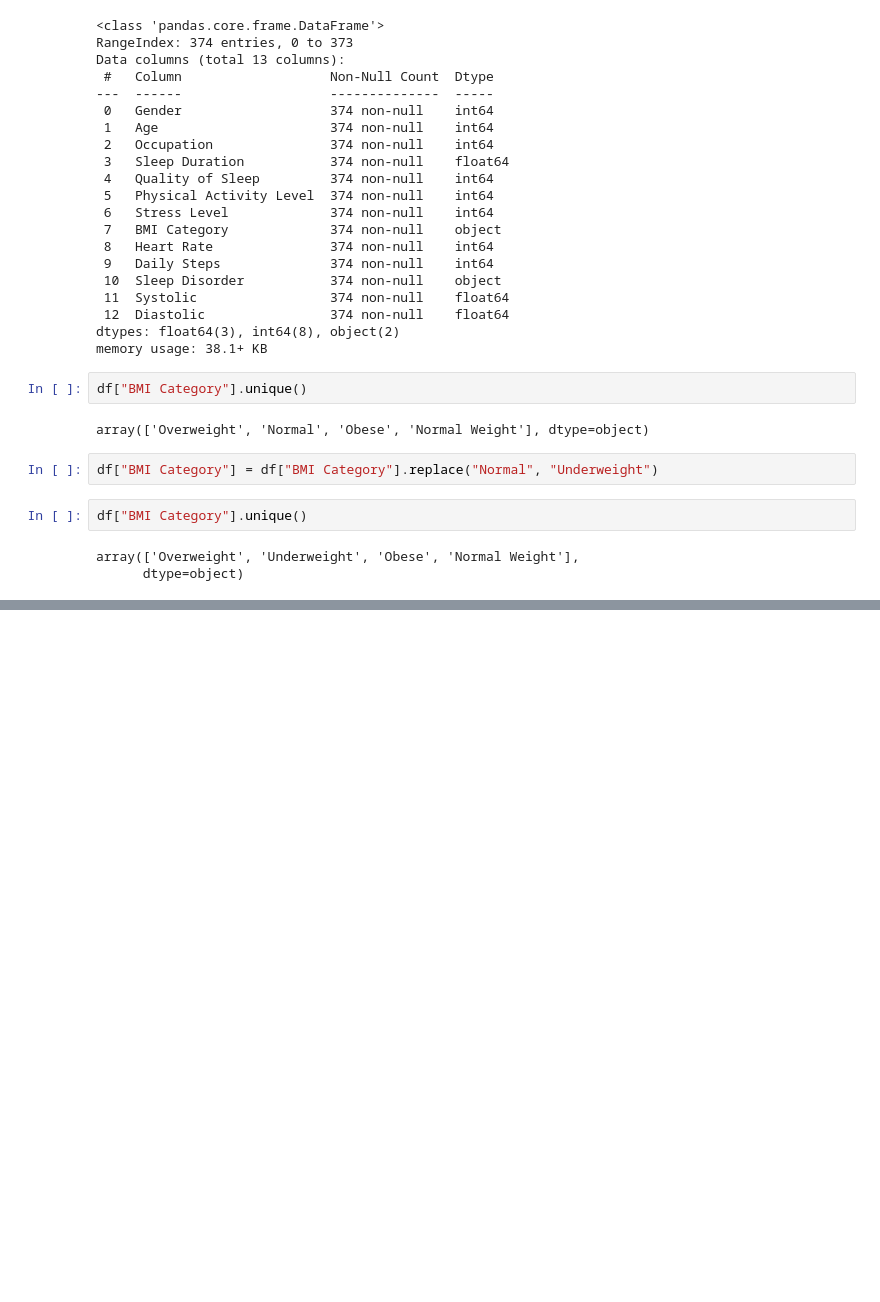
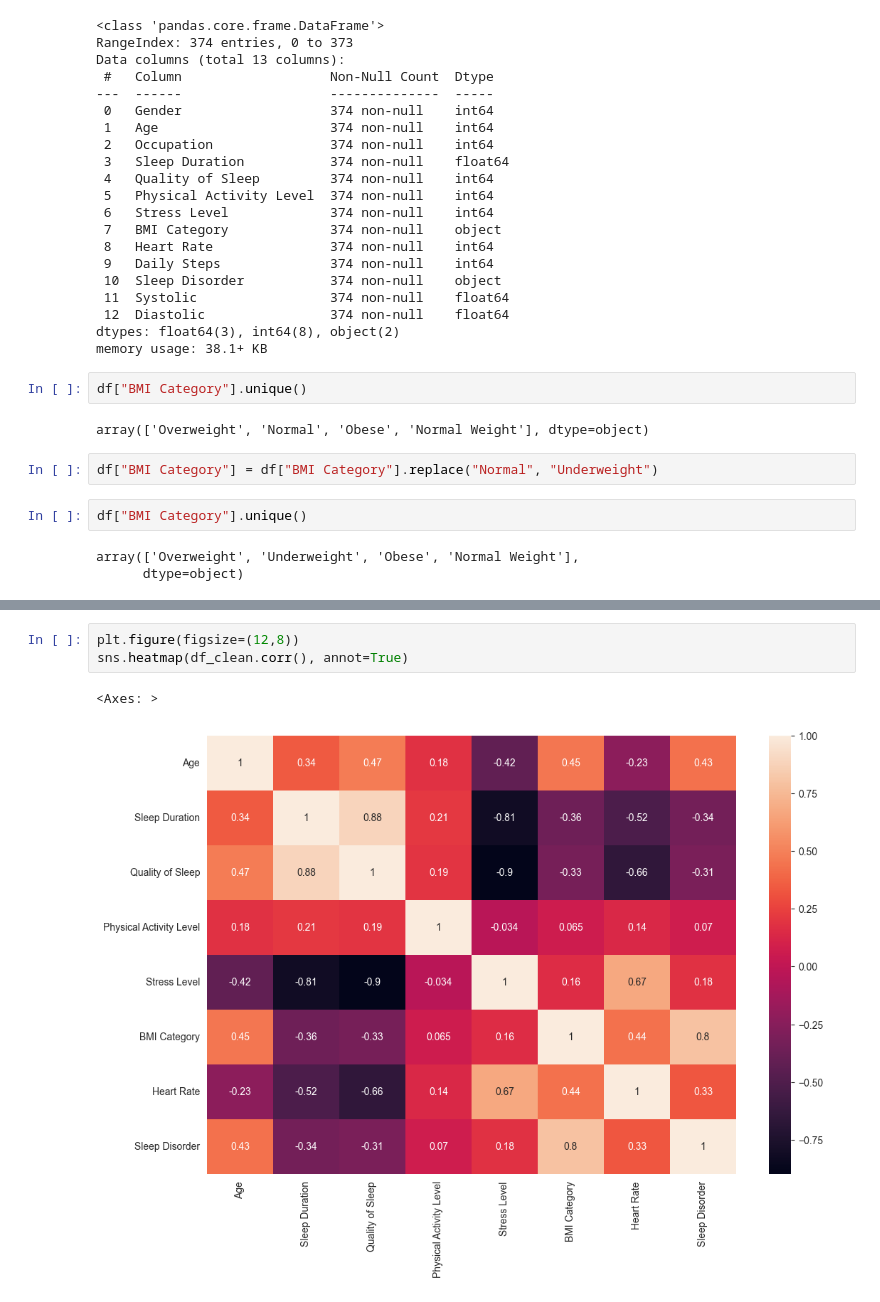
Before and after one commit to Ahmet-Ruchan/ML-Core, a Jupyter notebook: Core/Data Science/Sleep Health and Lifestyle Prediction/Sleep_Healthy.ipynb, the cells around one changed output, grey strips where cells are left out. Saved outputs shown, nothing was run; the diff lists cells and outputs as text; blank space fills up the shorter version.

```diff
--- a/Core/Data Science/Sleep Health and Lifestyle Prediction/Sleep_Healthy.ipynb
+++ b/Core/Data Science/Sleep Health and Lifestyle Prediction/Sleep_Healthy.ipynb
@@ -455,0 +625,6 @@ array(['Overweight', 'Underweight', 'Obese', 'Normal Weight'],
+# %%
+plt.figure(figsize=(12,8))
+sns.heatmap(df_clean.corr(), annot=True)
+# %% [output]
+<Axes: >
+[figure, added]
```
Also changed, not shown: parts of 40 cells of this notebook.
